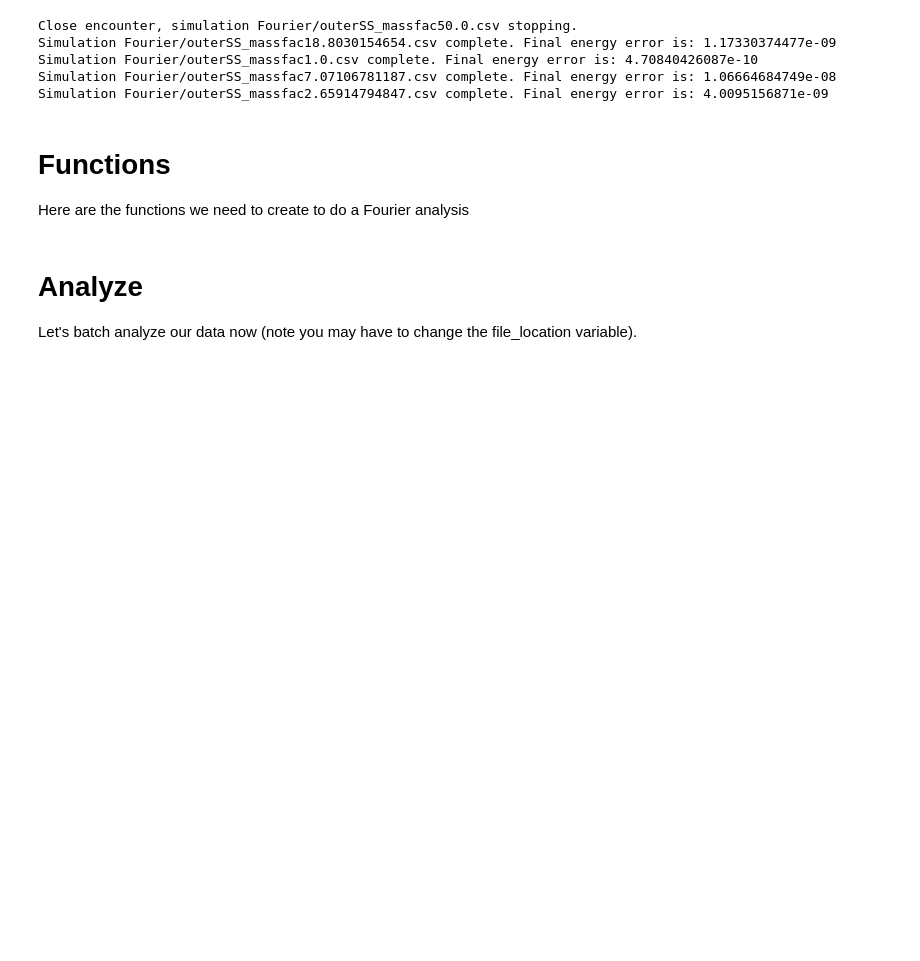
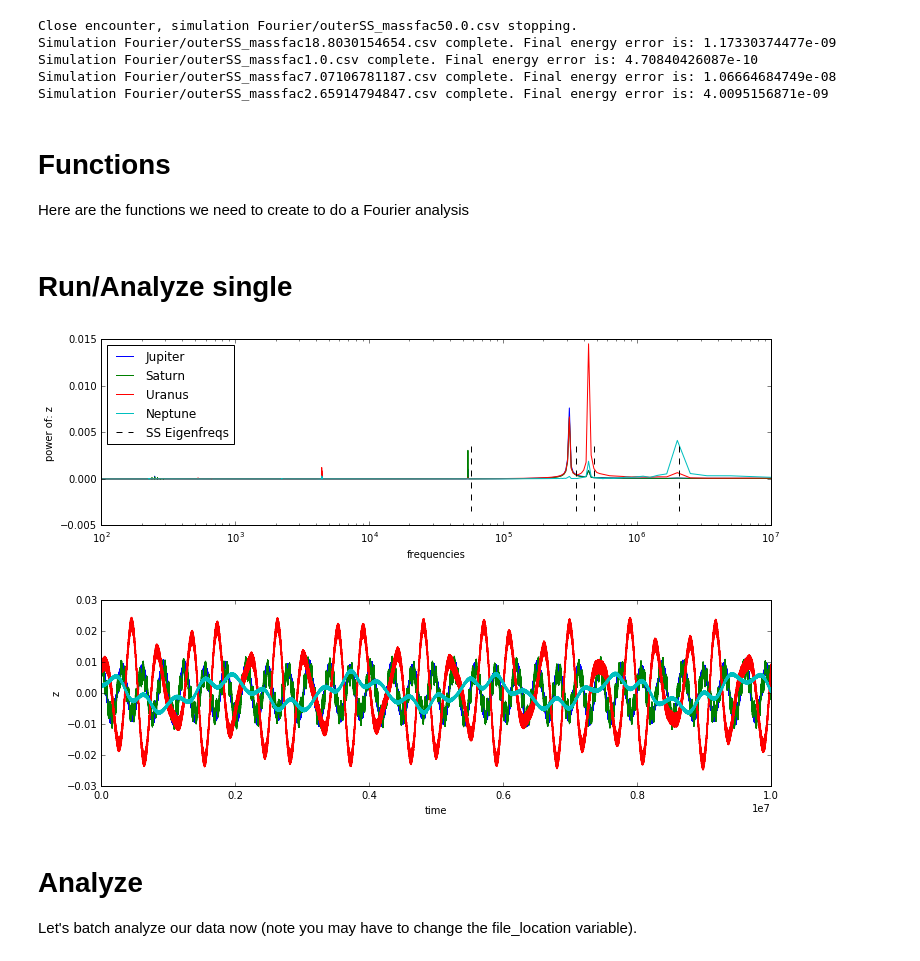
Before and after one commit to dtamayo/Stability, a Jupyter notebook: Analysis/Fourier_CheckSS.ipynb, the cells around one changed output. Drawn from its saved outputs; the diff is of its cells as text; code cells hidden in the pictures; blank space fills up the shorter version.

```diff
--- a/Analysis/Fourier_CheckSS.ipynb
+++ b/Analysis/Fourier_CheckSS.ipynb
@@ -136,28 +129,34 @@ def plot_eigenfreqSS(min_power):
 
     names=['SS Eigenfreqs','','','','','','','','','']
     for i,f in enumerate(freq):
-        plt.plot([f,f],[3*min_power,-3*min_power],'k--',label=names[i])
+        plt.plot([f,f],[0.0035,-0.0035],'k--',label=names[i])
 # %%
 #1-D frequency map
 import scipy.signal as signal
 def fourier(data,var,tmax,N_outputs,output_name):
-    N_freq = 200
+    lomb_analysis = 0
+
+    N_freq = 500
     t=data["Time"].values
     window = np.hanning(N_outputs)
-    logPmin = np.log10(tmax/N_outputs)
-    logPmax = np.log10(1e5)
-    Period = np.logspace(logPmin,logPmax,N_freq)
-    #freq = np.asarray([2*np.pi/P for P in Period])
-    freq = np.fft.fftfreq(N_outputs, tmax/N_outputs)
+    if lomb_analysis == 1:
+        logPmin = np.log10(tmax/N_outputs)
+        logPmax = np.log10(tmax)
+        Period = np.logspace(1,np.log10(tmax/10.),N_freq)
+    else:
+        freq = np.fft.fftfreq(N_outputs, tmax/N_outputs)
     plt.figure(figsize=(12,8))
     names = ['Jupiter','Saturn','Uranus','Neptune']
     for i,num in enumerate(['1', '2', '3', '4']):
+        plt.subplot(2, 1, 1)
         y = get_var(data,num,var)
-        #power = signal.lombscargle(t,y*window,freq)
-        power = np.fft.fft(y)/N_outputs
-        plt.subplot(2, 1, 1)
-        plt.plot(1./freq,power,label=names[i])
-        #plt.plot(Period, np.sqrt(4*power/N_outputs), label=names[i])
+        if lomb_analysis == 1:
+            power = signal.lombscargle(t,np.absolute(y)*window,1./Period) #angular frequencies passed!
+            #plt.plot(Period, np.sqrt(4*power/N_outputs), label=names[i])
+            plt.plot(2*np.pi*Period,np.sqrt(4*power/N_outputs), label=names[i])
+        else:
+            power = np.absolute(np.fft.fft(y)/N_outputs)
+            plt.plot(1./freq,power,label=names[i])
         plt.subplot(2, 1, 2)
         plt.plot(t,y,label=num)
 
@@ -175,6 +174,23 @@ def fourier(data,var,tmax,N_outputs,output_name):
         plt.yscale('log')
     out = output_name.split(".csv")[0].split("data")[1]
     plt.savefig("Fourier/images/"+out+"_fft-"+var+".png")
+# %% [markdown]
+# Run/Analyze single
+# %%
+%matplotlib inline
+f = "Fourier/data/SS_1e7/outerSS_t1.0e+07_massfac1.0.csv"
+var = "z"
+columns = ['Time']
+for i in ['1', '2', '3', '4']:
+    columns += ['a'+i, 'P'+i, 'e'+i, 'pomega'+i, 'inc'+i, 'Omega'+i, 'f'+i]
+
+data = pd.read_csv(f,header=None,names=columns)
+data.head()
+tmax = float(f.split("_")[-2].split("t")[1])
+N_outputs = len(data.index)
+fourier(data,var,tmax,N_outputs,f)
+# %% [output]
+[figure, added]
 # %% [markdown]
 # Analyze
 Let's batch analyze our data now (note you may have to change the file_location variable).
```
Also changed, not shown: parts of 4 cells of this notebook, 1 other file.
